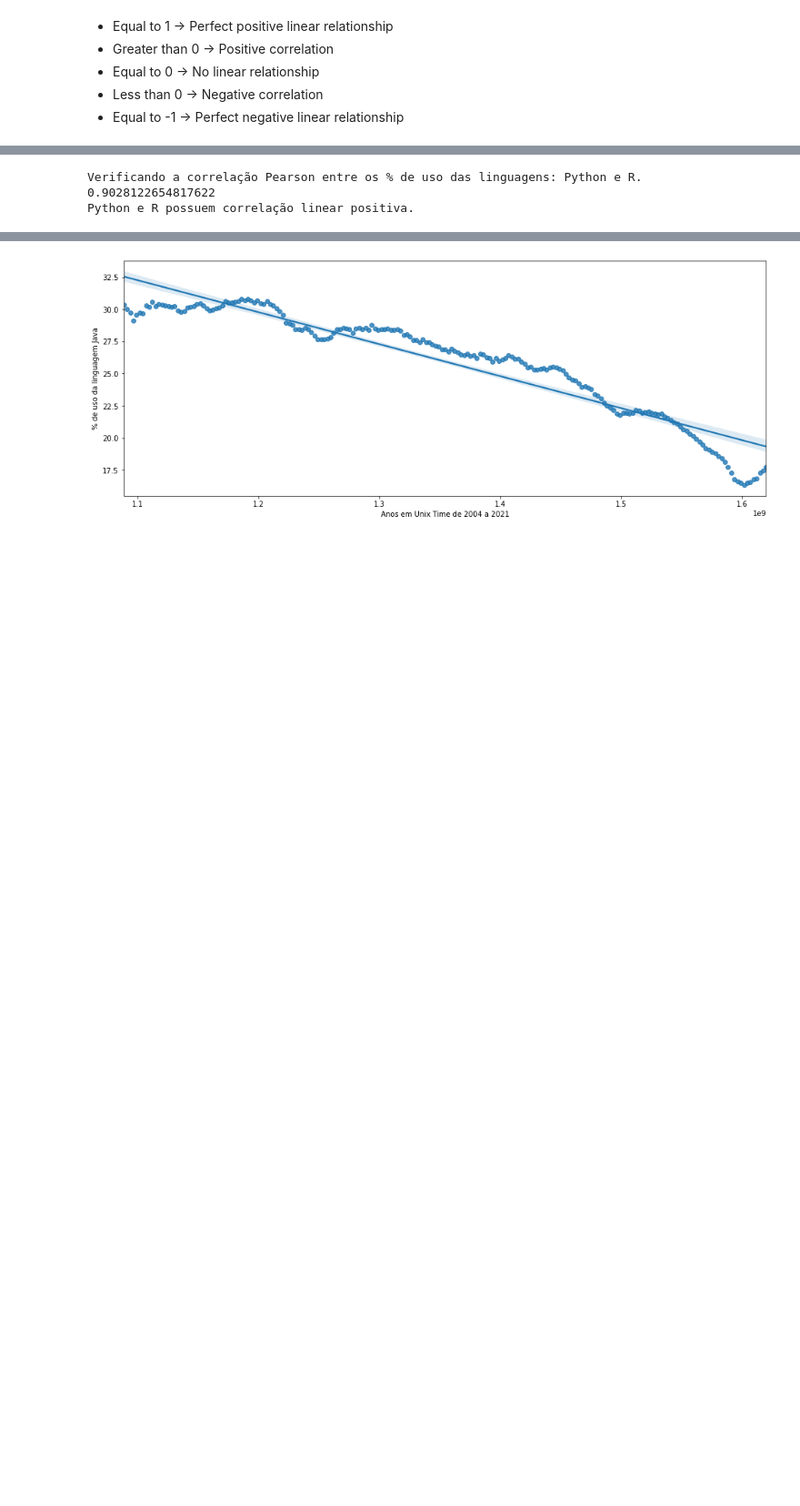
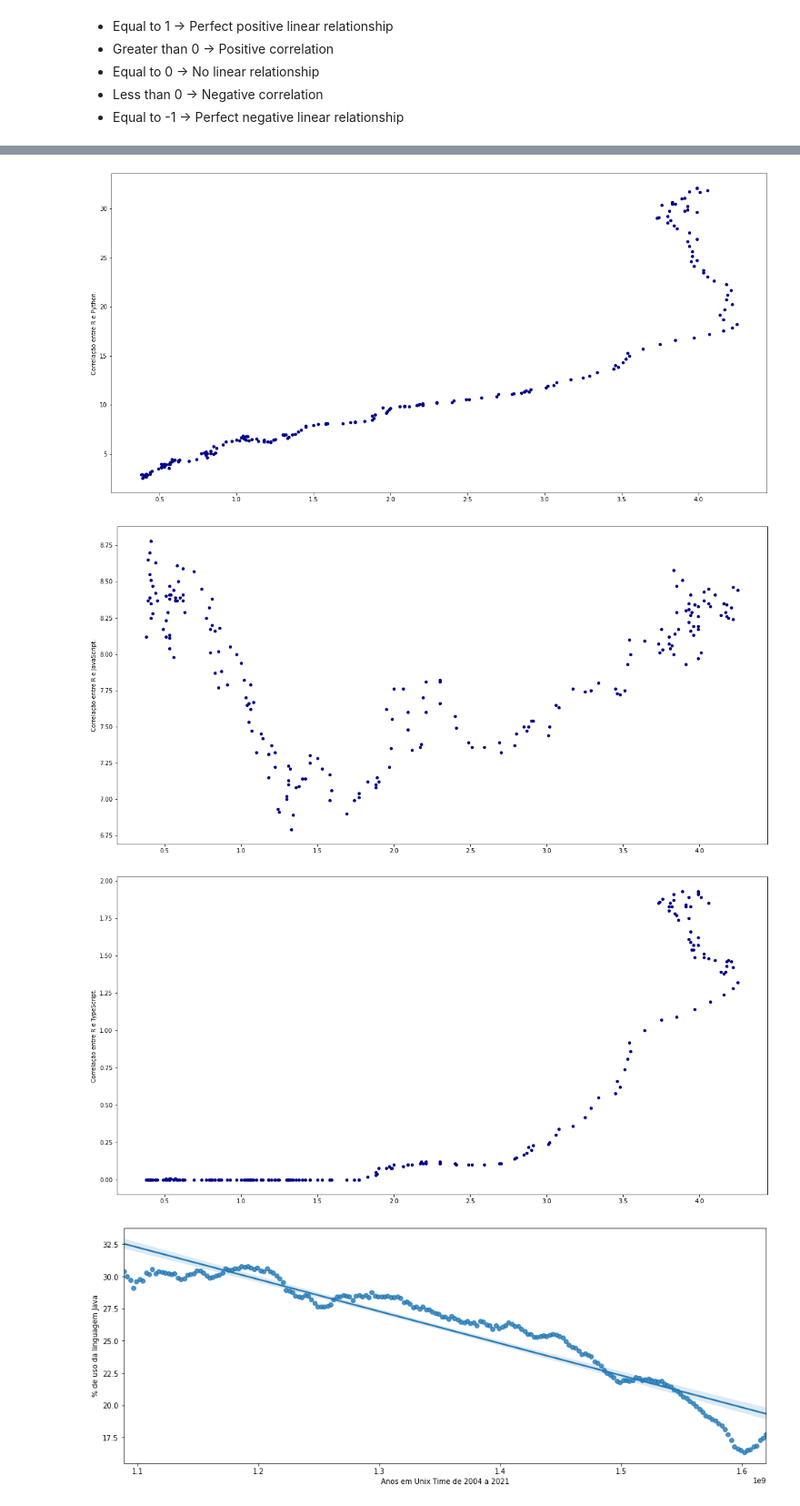
Before and after one commit to vhnegrisoli/tcc-pos-graduacao-puc, a Jupyter notebook: Conteúdo Prático - TCC.ipynb, the cells around one changed output, grey strips where cells are left out. Shown at 91% size. Saved outputs shown, nothing was run; the diff lists cells and outputs as text; code cells hidden in the pictures; blank space fills up the shorter version.

```diff
--- a/Conteúdo Prático - TCC.ipynb
+++ b/Conteúdo Prático - TCC.ipynb
@@ -235,6 +226,7 @@ R e TypeScript possuem correlação linear positiva.
-# %%
-verificar_correlacao('Python', 'R')
-# %% [output]
-Verificando a correlação Pearson entre os % de uso das linguagens: Python e R.
-0.9028122654817622
-Python e R possuem correlação linear positiva.
+# %%
+for target in targets:
+    verificar_correlacao(target['linguagem_1'], target['linguagem_2'])
+
+for target in targets:
+    plotar_correlacao(target['linguagem_1'], target['linguagem_2'])
+# %% [output]
@@ -241,3 +259,6 @@ Python e R possuem correlação linear positiva.
+[figure, added]
+[figure, added]
+[figure, added]
 # %%
 df_java = dados_tratados[dados_tratados['Language'] == 'Java']
 sns.regplot(x="UnixTime", y="Value", data= df_java)
```
Also changed, not shown: parts of 41 cells of this notebook, 3 other files.
